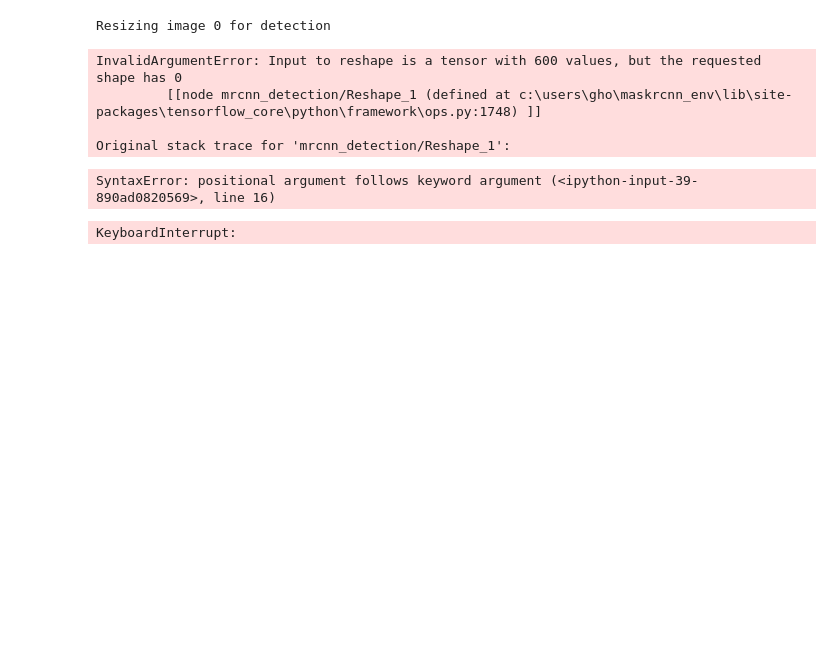
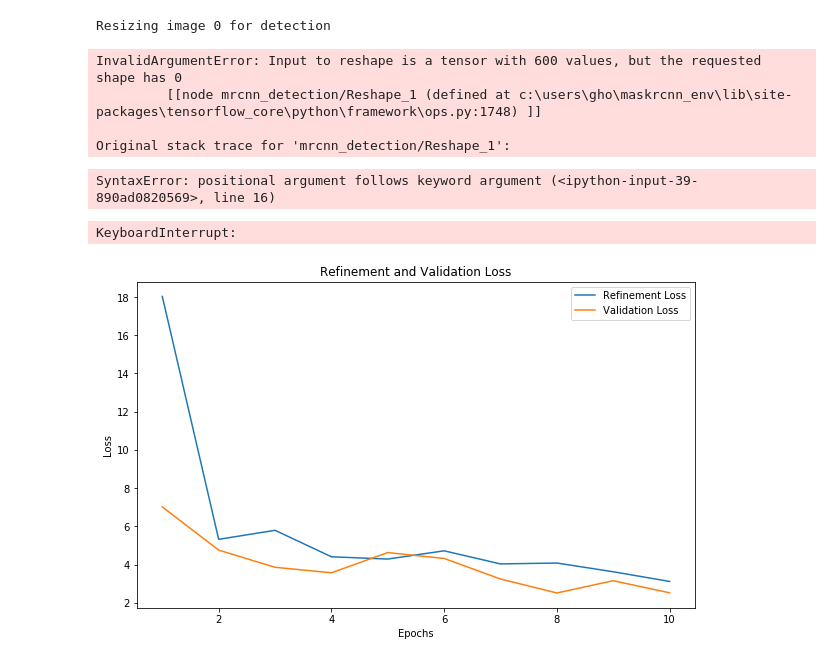
Before and after one commit to mehdizse/tp_mask_rcnn, a Jupyter notebook: train.ipynb, the cells around one changed output. Cells and saved outputs as stored; diff of their text form; code cells hidden in the pictures; blank space fills up the shorter version.

```diff
--- a/train.ipynb
+++ b/train.ipynb
@@ -929,19 +929,21 @@ KeyboardInterrupt:
 # %%
 import matplotlib.pyplot as plt
 
 # Données des époques
-epochs = range(1, 21)
+epochs = range(1, 11)
 
 # Pertes d'entraînement et de validation
 loss = [18.0295, 5.3188, 5.7917, 4.4059, 4.2870, 4.7180, 4.0324, 4.0793, 3.6217, 3.1154]
 val_loss = [7.0165, 4.7544, 3.8562, 3.5684, 4.6263, 4.3181, 3.2419, 2.5117, 3.1529, 2.5203]
 
 # Tracer les courbes de pertes
 plt.figure(figsize=(10, 6))
-plt.plot(epochs, loss, label='Training Loss')
+plt.plot(epochs, loss, label='Refinement Loss')
 plt.plot(epochs, val_loss, label='Validation Loss')
 plt.xlabel('Epochs')
 plt.ylabel('Loss')
-plt.title('Training and Validation Loss')
+plt.title('Refinement and Validation Loss')
 plt.legend()
 plt.show()
+# %% [output]
+[figure, added]
```
Also changed, not shown: 1 other file.
